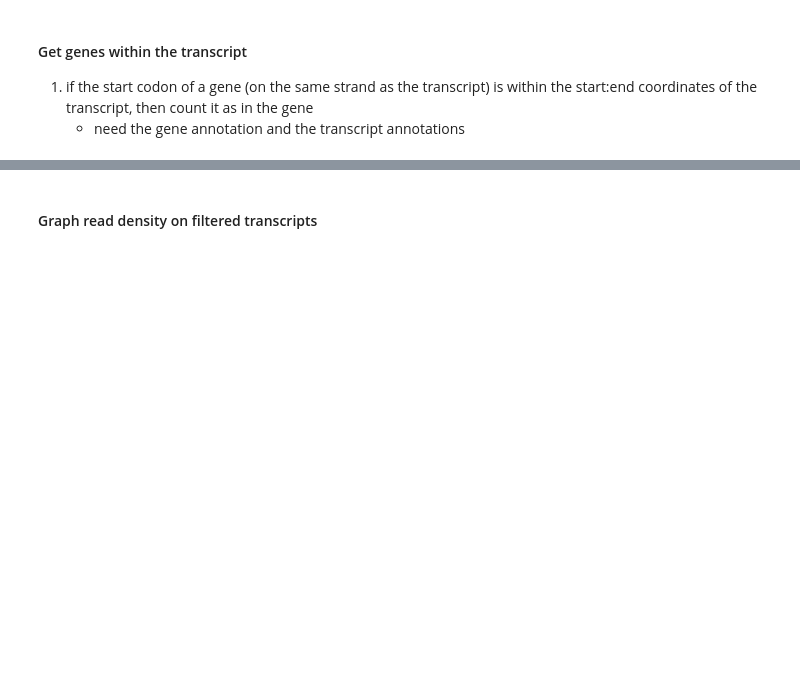
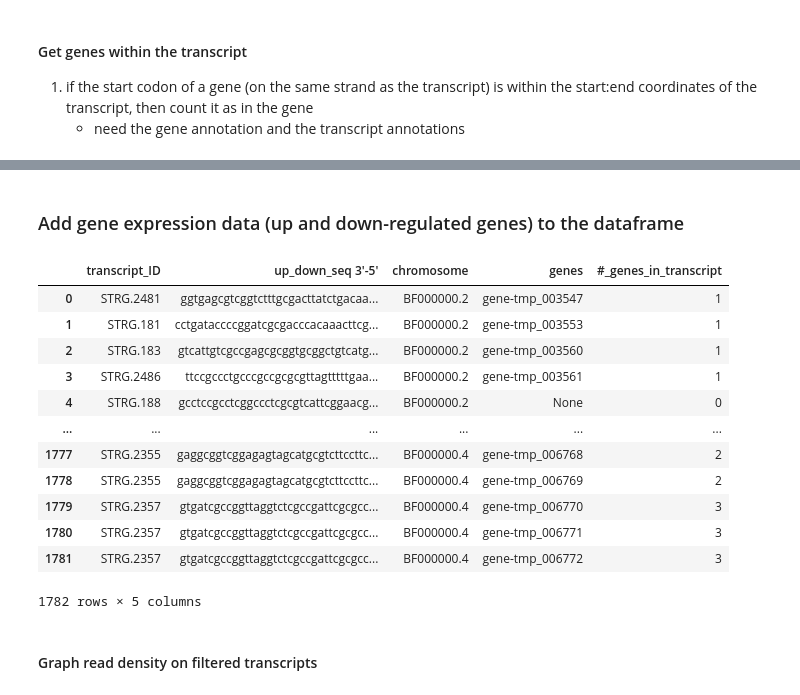
Before and after one commit to JonWinkelman/Eustaquio_epigenetics, a Jupyter notebook: project_1/filter_stringtie_results.ipynb, the cells around one changed output, grey strips where cells are left out. Drawn from its saved outputs; the diff is of its cells as text; code cells hidden in the pictures; blank space fills up the shorter version.

Commit message:
updated notebook to produce full output

```diff
--- a/project_1/filter_stringtie_results.ipynb
+++ b/project_1/filter_stringtie_results.ipynb
@@ -374,3 +377,5 @@ df_seqs
 df_merge = pd.merge(df_seqs,df_tran_genes, how='outer', on='transcript_ID')
 df_merge
 df_merge.to_csv('near_tssSeq.csv')
+# %% [markdown]
+### Add gene expression data (up and down-regulated genes) to the dataframe
@@ -377,3 +397,28 @@ df_merge.to_csv('near_tssSeq.csv')
+# %%
+t = df_expression[['Locustag','Description','regulation']]
+t.columns = ['genes','Description','regulation']
+genes = df_merge['genes']
+genes = [gene.replace('gene-', '') if gene else None for gene in genes]
+df_merge['genes']=genes
+
+df3 = pd.merge(df_merge,t, how='inner', on='genes')
+df3.to_csv('full.csv')
+# %%
+df_merge
+# %% [output]
+|  | transcript_ID | up_down_seq 3'-5' | chromosome | genes | #_genes_in_transcript |
+| 0 | STRG.2481 | ggtgagcgtcggtctttgcgacttatctgacaa... | BF000000.2 | gene-tmp_003547 | 1 |
+| 1 | STRG.181 | cctgataccccggatcgcgacccacaaacttcg... | BF000000.2 | gene-tmp_003553 | 1 |
+| 2 | STRG.183 | gtcattgtcgccgagcgcggtgcggctgtcatg... | BF000000.2 | gene-tmp_003560 | 1 |
+| 3 | STRG.2486 | ttccgccctgcccgccgcgcgttagtttttgaa... | BF000000.2 | gene-tmp_003561 | 1 |
+| 4 | STRG.188 | gcctccgcctcggccctcgcgtcattcggaacg... | BF000000.2 | None | 0 |
+| ... | ... | ... | ... | ... | ... |
+| 1777 | STRG.2355 | gaggcggtcggagagtagcatgcgtcttccttc... | BF000000.4 | gene-tmp_006768 | 2 |
+| 1778 | STRG.2355 | gaggcggtcggagagtagcatgcgtcttccttc... | BF000000.4 | gene-tmp_006769 | 2 |
+| 1779 | STRG.2357 | gtgatcgccggttaggtctcgccgattcgcgcc... | BF000000.4 | gene-tmp_006770 | 3 |
+| 1780 | STRG.2357 | gtgatcgccggttaggtctcgccgattcgcgcc... | BF000000.4 | gene-tmp_006771 | 3 |
+| 1781 | STRG.2357 | gtgatcgccggttaggtctcgccgattcgcgcc... | BF000000.4 | gene-tmp_006772 | 3 |
+1782 rows × 5 columns
 # %% [markdown]
 #### Graph read density on filtered transcripts
 # %%
```
Also changed, not shown: parts of 6 cells of this notebook, 3 other files.
